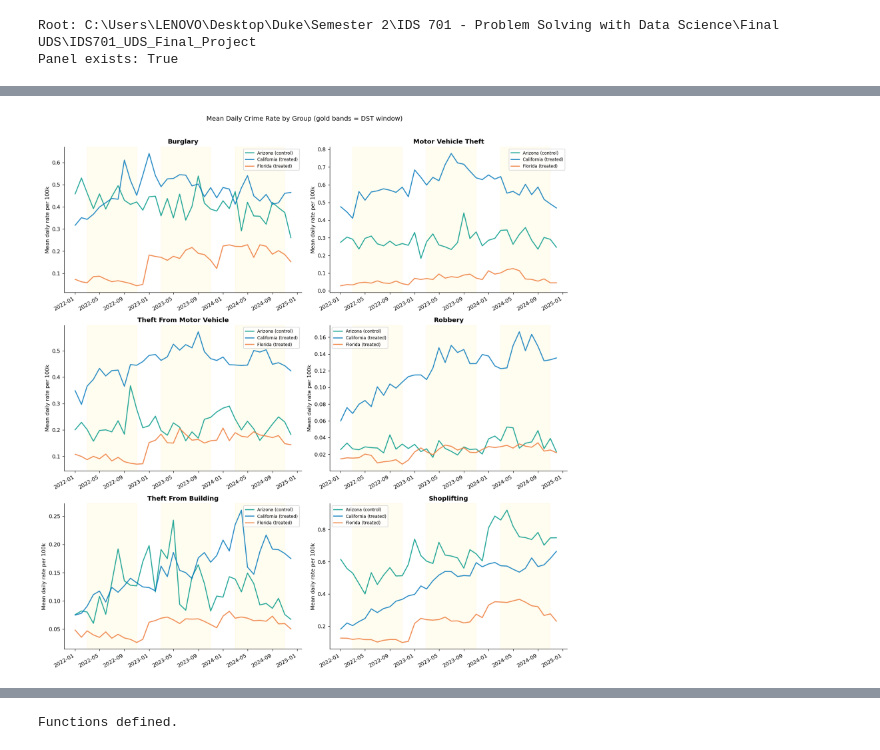
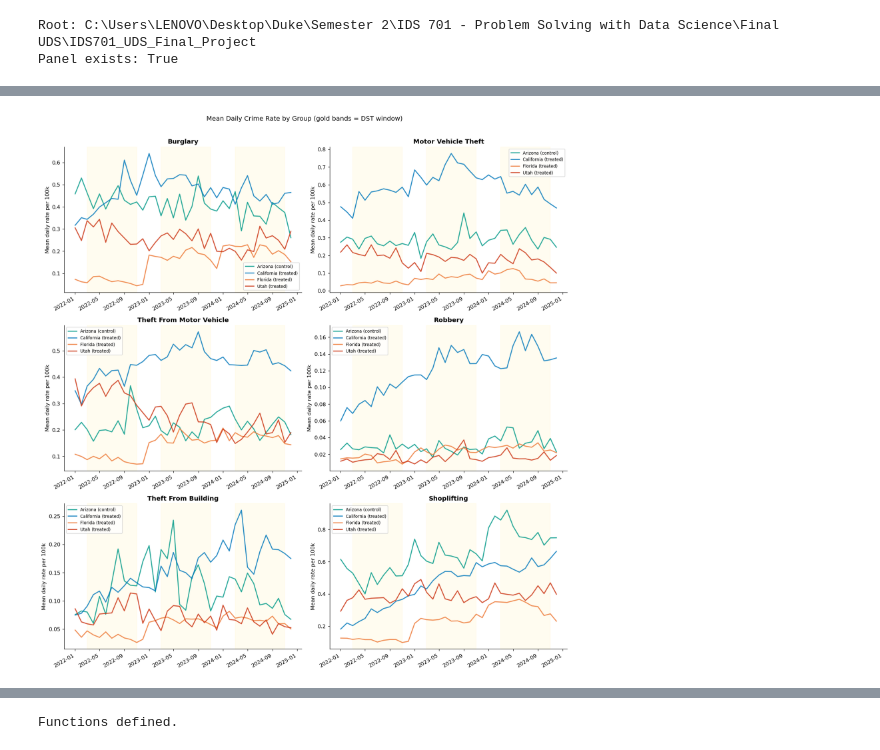
Before and after one commit to shellyycao/IDS701_UDS_Final_Project, a Jupyter notebook: notebooks/dst_crime_analysis.ipynb, the cells around one changed output, grey strips where cells are left out. Cells and saved outputs as stored; diff of their text form; code cells hidden in the pictures.

```diff
--- a/notebooks/dst_crime_analysis.ipynb
+++ b/notebooks/dst_crime_analysis.ipynb
@@ -507,6 +585,7 @@ sample['log_rate'] = np.log1p(sample['crime_rate_per_100k'])
 # Treatment group labels for plots
 sample['group'] = sample['state'].map({'CA': 'California (treated)',
                                        'FL': 'Florida (treated)',
+                                       'UT': 'Utah (treated)',
                                        'AZ': 'Arizona (control)'})
 
 # Preferred offense types (will use those present in data)
@@ -602,7 +679,7 @@ monthly = (
 )
 monthly['date'] = pd.to_datetime(monthly['year_month'])
 
-colors = {'California (treated)': '#0077BB', 'Florida (treated)': '#EE7733', 'Arizona (control)': '#009988'}
+colors = {'California (treated)': '#0077BB', 'Florida (treated)': '#EE7733', 'Utah (treated)': '#CC3311', 'Arizona (control)': '#009988'}
 
 n = len(crime_types)
 ncols = 2
@@ -611,34 +688,34 @@ fig, axes = plt.subplots(nrows, ncols, figsize=(14, 4.8 * nrows), sharey=False)
 axes = np.atleast_1d(axes).ravel()
 
 for i, ct in enumerate(crime_types):
     ax = axes[i]
     sub = monthly[monthly['crime_type'] == ct]
     for grp, gdf in sub.groupby('group'):
         ax.plot(gdf['date'], gdf['mean_rate'], label=grp,
                 color=colors[grp], lw=1.8, alpha=0.85)
 
     # Shade DST windows (approximate: March-November each year)
     for yr in [2022, 2023, 2024]:
         dst_start = pd.Timestamp(f'{yr}-03-01')
         dst_end   = pd.Timestamp(f'{yr}-11-01')
         ax.axvspan(dst_start, dst_end, alpha=0.06, color='gold', zorder=0)
 
     ax.set_title(titles.get(ct, ct.replace('_', ' ').title()), fontweight='bold')
     ax.set_xlabel('')
     ax.set_ylabel('Mean daily rate per 100k')
     ax.legend(fontsize=8)
     ax.xaxis.set_major_formatter(plt.matplotlib.dates.DateFormatter('%Y-%m'))
     plt.setp(ax.xaxis.get_majorticklabels(), rotation=30, ha='right')
 
 # Hide unused axes if odd number of crime types
 for j in range(i + 1, len(axes)):
     axes[j].axis('off')
 
 fig.suptitle('Mean Daily Crime Rate by Group (gold bands = DST window)', fontsize=12, y=1.01)
 plt.tight_layout()
 plt.show()
 # %% [output]
-[figure, old version]
+[figure, new version]
 # %%
 # Pre-trends visual: plot crime rates by week-of-year relative to DST start
 # using only 8 weeks before and after spring-forward
```
Also changed, not shown: parts of 39 cells of this notebook, 11 other files.
